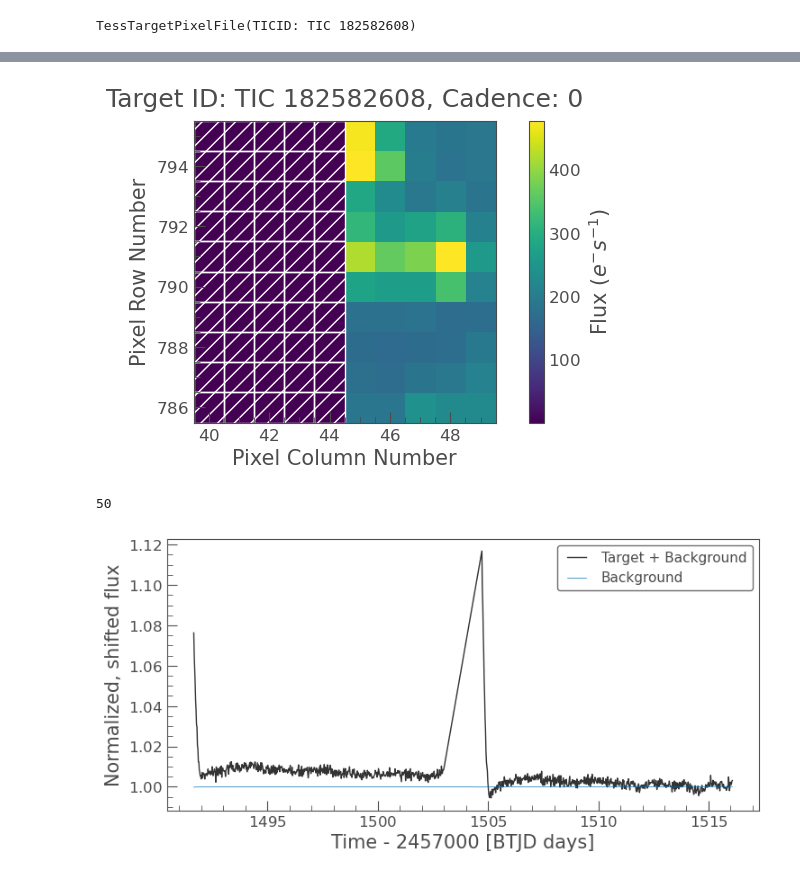
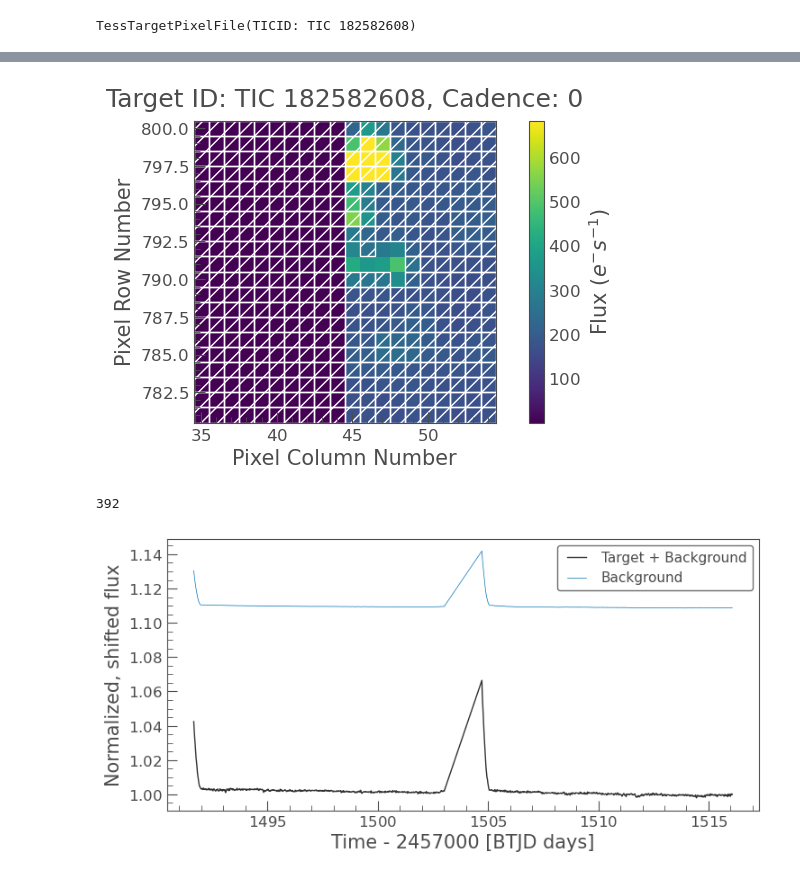
Before and after one commit to ASainio/ASASSN-21qj, a Jupyter notebook: TESS_sector_7.ipynb, the cells around one changed output, grey strips where cells are left out. Cells and saved outputs as stored; diff of their text form; code cells hidden in the pictures.

```diff
--- a/TESS_sector_7.ipynb
+++ b/TESS_sector_7.ipynb
@@ -20,7 +20,7 @@ SearchResult containing 4 data products.
 | 3 | TESS Sector 35 | 2021 | TESScut | 475 | TIC 182582608 | 0.0 |
 # %%
 search_result_s7 = lk.search_tesscut('TIC 182582608', sector=7)
-cut_s7 = search_result_s7.download(cutout_size=10)
+cut_s7 = search_result_s7.download(cutout_size=20)
 print(cut_s7)
 # %% [output]
 TessTargetPixelFile(TICID: TIC 182582608)
@@ -43,11 +43,11 @@ s7_target_lc.plot(label='Target + background');
 # %%
-s7_background_mask = ~cut_s7.create_threshold_mask(threshold=0.001, reference_pixel= 'center')
+s7_background_mask = ~cut_s7.create_threshold_mask(threshold=2, reference_pixel= 'center')
 cut_s7.plot(aperture_mask=s7_background_mask, mask_color='w');
 # %% [output]
-[figure, old version]
+[figure, new version]
 # %%
 s7_n_background_pixels = s7_background_mask.sum()
 s7_n_background_pixels
 # %% [output]
-50
+392
 # %%
@@ -55,12 +55,12 @@ s7_background_lc_per_pixel = tpfs_s7.to_lightcurve(aperture_mask=s7_background_m
 # %%
 s7_background_estimate_lc = s7_background_lc_per_pixel * s7_n_target_pixels
 # %%
-common_normalization = np.nanpercentile(s7_target_lc.flux, 10)
+common_normalization = np.nanpercentile(s7_target_lc.flux, 20)
 ax = (s7_target_lc / common_normalization).plot(normalize=False, label='Target + Background', lw=1);
 (s7_background_estimate_lc / common_normalization +1).plot(ax=ax, normalize=False, label='Background',
                                                         ylabel='Normalized, shifted flux');
 # %% [output]
-[figure, old version]
+[figure, new version]
 # %%
 s7_corrected_lc = s7_target_lc - s7_background_estimate_lc.flux
 s7_corrected_lc.plot();
```
Also changed, not shown: parts of 5 cells of this notebook, 3 other files.
